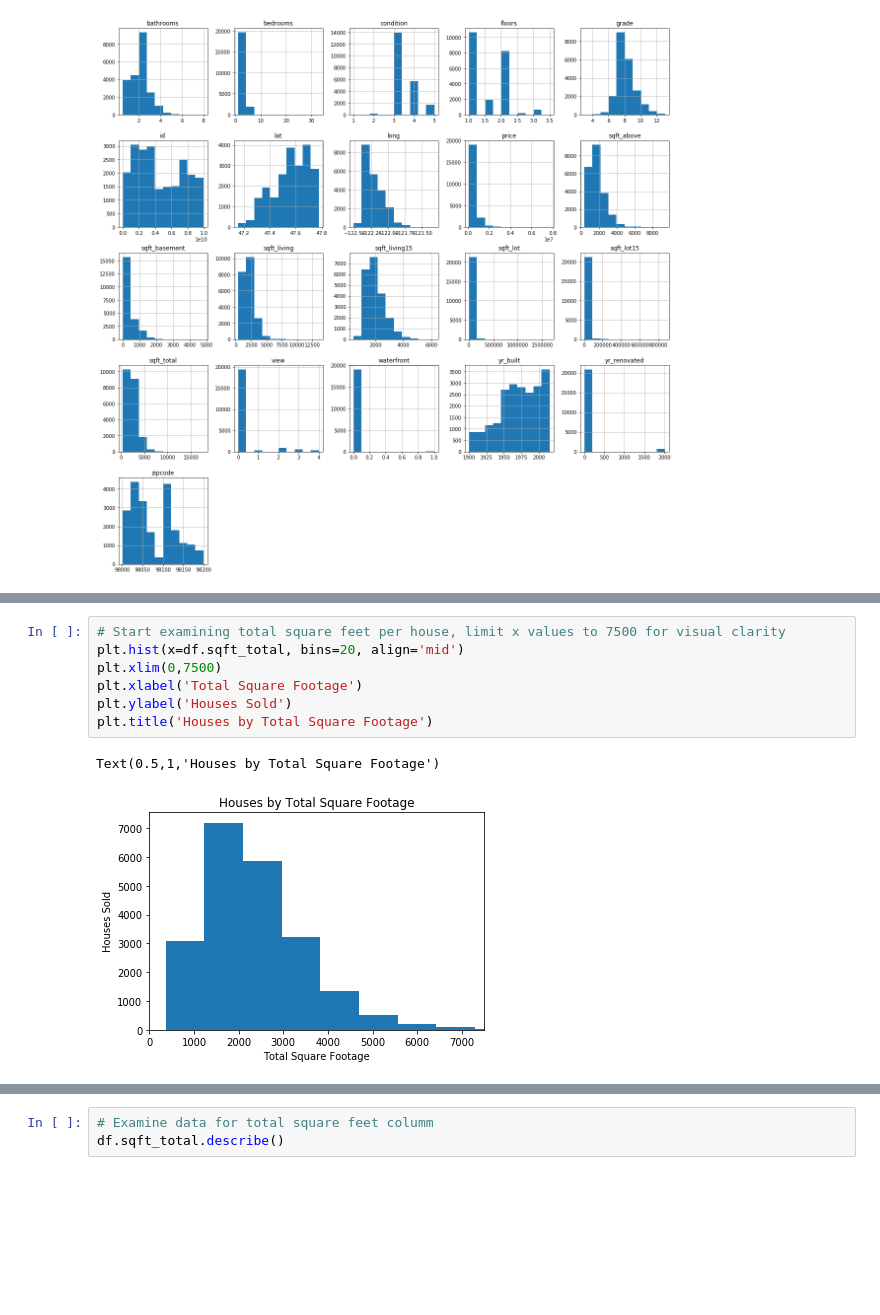
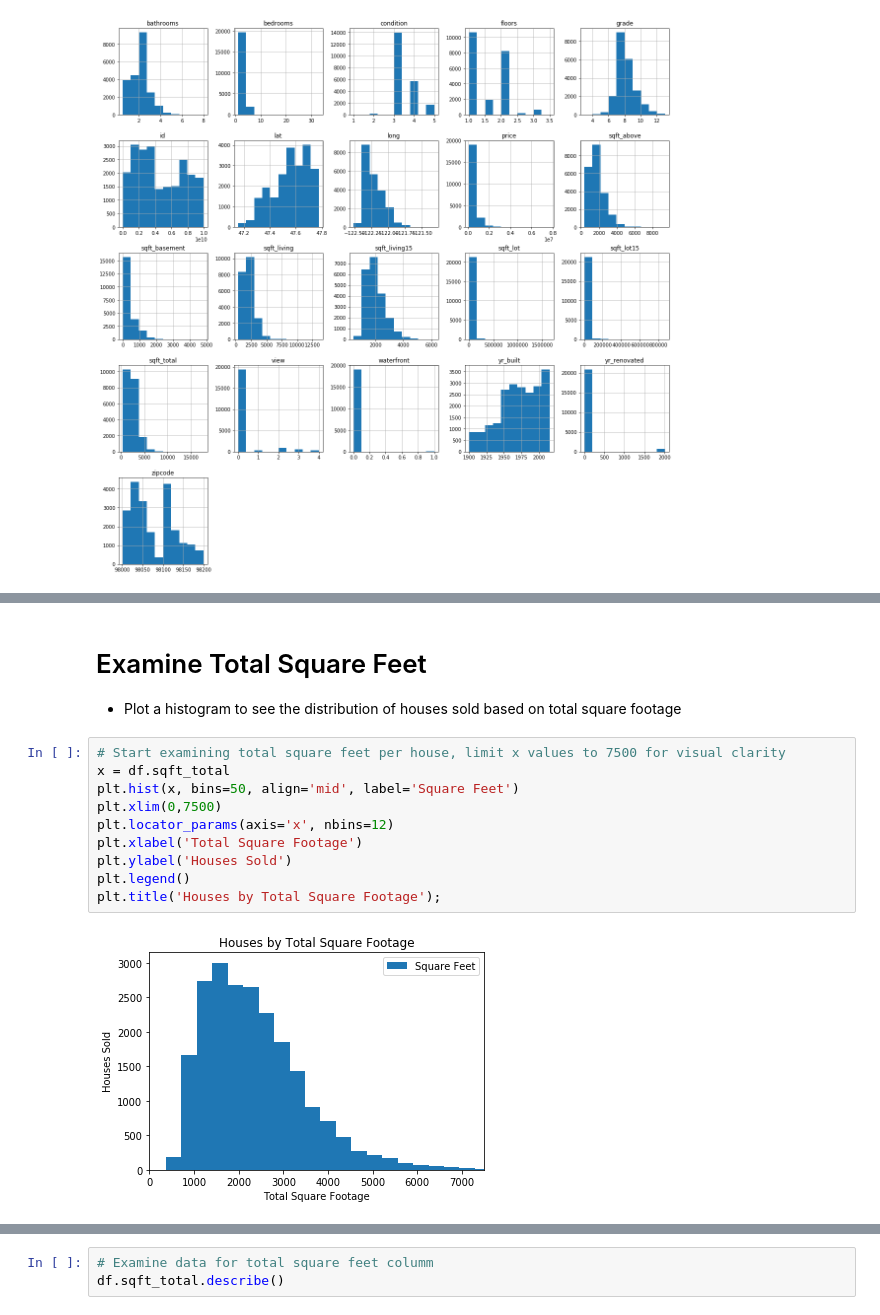
Before and after one commit to steeznation16/dsc-1-final-project-online-ds-ft-100118, a Jupyter notebook: student.ipynb, the cells around one changed output, grey strips where cells are left out. Saved outputs shown, nothing was run; the diff lists cells and outputs as text; blank space fills up the shorter version.

```diff
--- a/student.ipynb
+++ b/student.ipynb
@@ -157,10 +164,15 @@ Name: price, dtype: float64
+# %% [markdown]
+# Examine Total Square Feet
+- Plot a histogram to see the distribution of houses sold based on total square footage
 # %%
 # Start examining total square feet per house, limit x values to 7500 for visual clarity
-plt.hist(x=df.sqft_total, bins=20, align='mid')
+x = df.sqft_total
+plt.hist(x, bins=50, align='mid', label='Square Feet')
 plt.xlim(0,7500)
+plt.locator_params(axis='x', nbins=12)
 plt.xlabel('Total Square Footage')
 plt.ylabel('Houses Sold')
-plt.title('Houses by Total Square Footage')
+plt.legend()
+plt.title('Houses by Total Square Footage');
 # %% [output]
-Text(0.5,1,'Houses by Total Square Footage')
-[figure, old version]
+[figure, new version]
```
Also changed, not shown: parts of 47 cells of this notebook.
